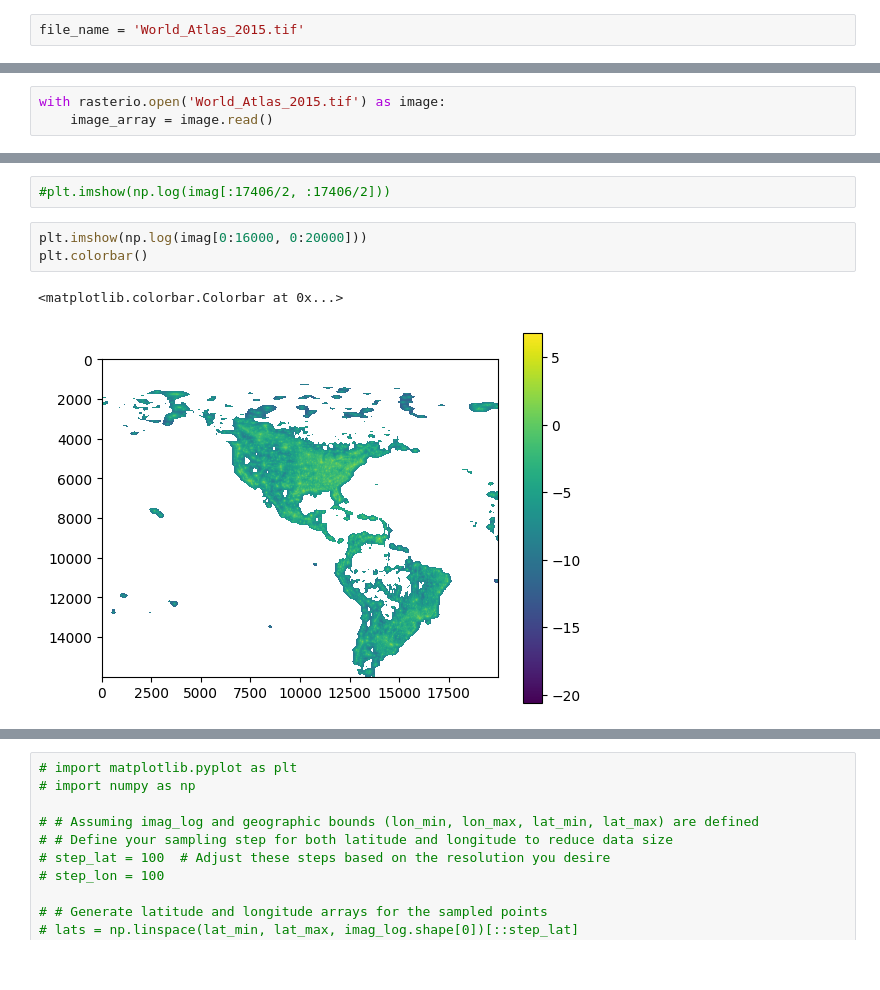
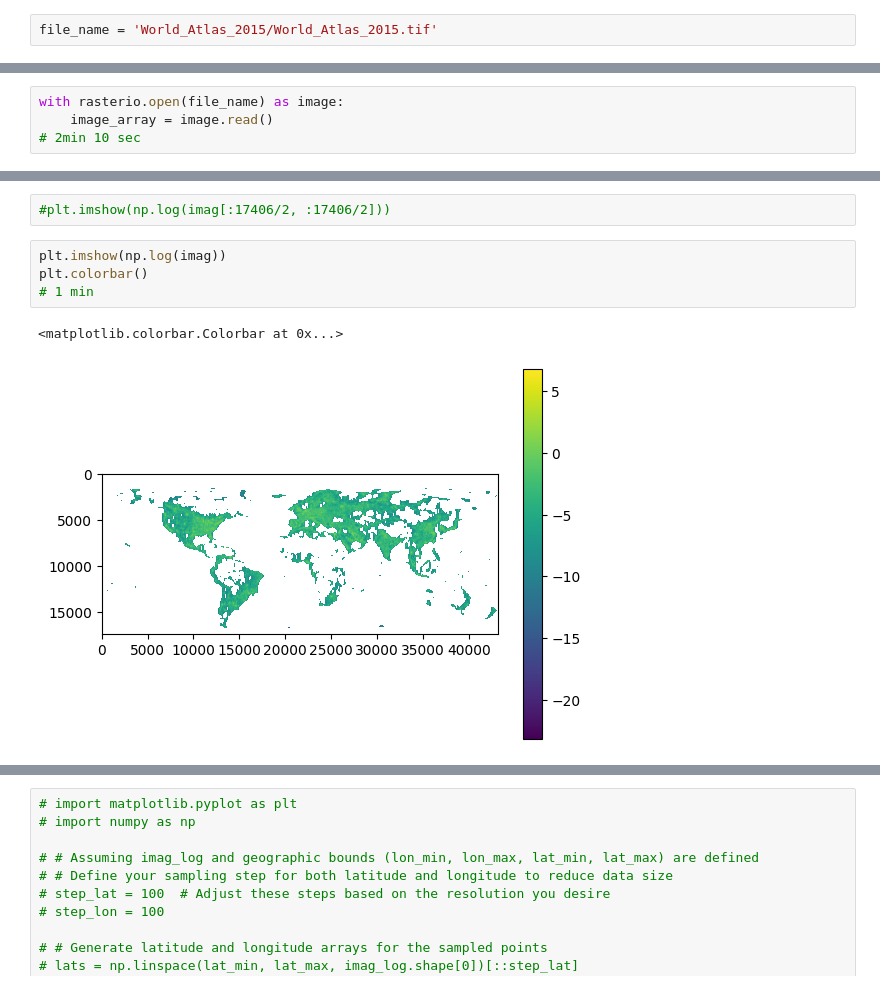
Before and after one commit to KUcyans/AMASProject, a Jupyter notebook: plotting_tiff_jack.ipynb, the cells around one changed output, grey strips where cells are left out. Drawn from its saved outputs; the diff is of its cells as text.

```diff
--- a/plotting_tiff_jack.ipynb
+++ b/plotting_tiff_jack.ipynb
@@ -47,2 +8,2 @@ Successfully installed affine-2.4.0 click-plugins-1.1.1 cligj-0.7.2 rasterio-1.3
 # %%
-file_name = 'World_Atlas_2015.tif'
+file_name = 'World_Atlas_2015/World_Atlas_2015.tif'
@@ -53,6 +10,7 @@ src = rasterio.open(file_name)
 # %%
-with rasterio.open('World_Atlas_2015.tif') as image:
+with rasterio.open(file_name) as image:
     image_array = image.read()
+# 2min 10 sec
 # %%
 torch_image = ToTensor()(image_array)
 print(torch_image.shape)
@@ -67,8 +115,9 @@ imag.shape
 # %%
 #plt.imshow(np.log(imag[:17406/2, :17406/2]))
 # %%
-plt.imshow(np.log(imag[0:16000, 0:20000]))
+plt.imshow(np.log(imag))
 plt.colorbar()
+# 1 min
 # %% [output]
 <matplotlib.colorbar.Colorbar at 0x...>
-[figure, old version]
+[figure, new version]
```
Also changed, not shown: parts of 24 cells of this notebook, 14 other files.
